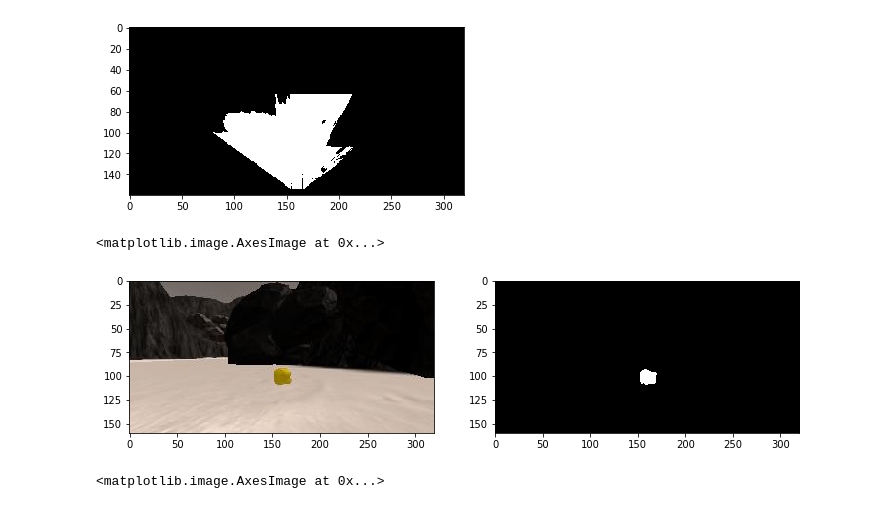
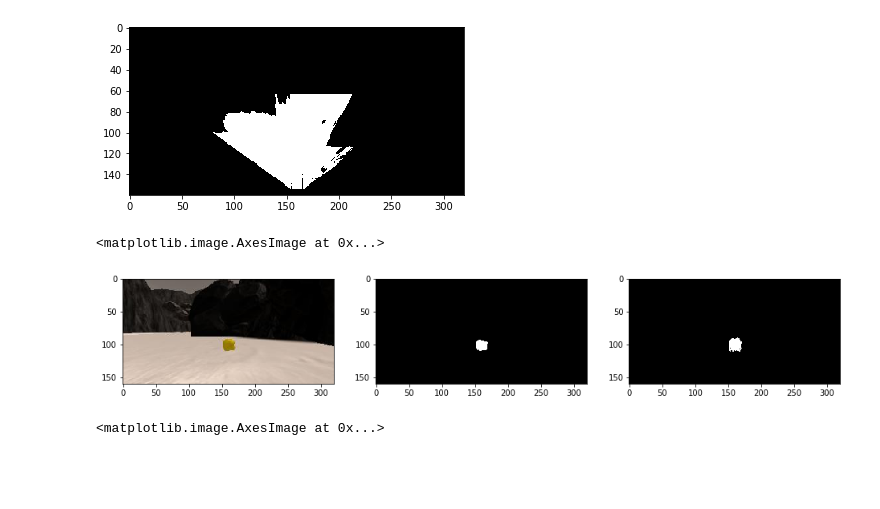
Before and after one commit to gwwang16/RoboND-Rover-Project, a Jupyter notebook: code/Rover_Project_Test_Notebook.ipynb, the cells around one changed output. Cells and saved outputs as stored; diff of their text form; code cells hidden in the pictures; blank space fills up the shorter version.

Commit message:
Update: use HSV colorspace in rock threshold function
use HSV in rock threshold to be more robust to abrupt changes in
lighting conditions, shadows and more.

```diff
--- a/code/Rover_Project_Test_Notebook.ipynb
+++ b/code/Rover_Project_Test_Notebook.ipynb
@@ -195,19 +195,31 @@ def rock_thresh(img, rgb_thresh = ([100,100,0], [190,190,50])):
     # Using mask fuction to select the rock
     rock_select = cv2.inRange(img, low_threshold, high_threshold)
     return rock_select
+
+def rock_thresh_hsv(img, hsv_thresh = ([20, 65, 130], [28, 255, 230])):
+    low_threshold = np.array(hsv_thresh[0], dtype = "uint8")
+    high_threshold = np.array(hsv_thresh[1], dtype = "uint8")
+    # Using mask fuction to select the rock
+    hsv_img = cv2.cvtColor(img, cv2.COLOR_RGB2HSV)
+    mask = cv2.inRange(hsv_img, low_threshold, high_threshold)
+    return mask
 # %%
 # Test rock select function
-rock_threshold = ([100,100,0], [190,190,50])
-rock_select = rock_thresh(rock_img, rock_threshold)
+rock_rgb_threshold = ([100,100,0], [190,190,50])
+rock_hsv_threshold = ([20, 65, 130], [28, 255, 230])
+rock_select = rock_thresh(rock_img, rock_rgb_threshold)
+rock_select_hsv = rock_thresh_hsv(rock_img, rock_hsv_threshold)
 
-fig = plt.figure(figsize=(12,3))
-plt.subplot(121)
+fig = plt.figure(figsize=(16,3))
+plt.subplot(131)
 plt.imshow(rock_img)
-plt.subplot(122)
+plt.subplot(132)
 plt.imshow(rock_select, cmap='gray')
+plt.subplot(133)
+plt.imshow(rock_select_hsv, cmap='gray')
 # %% [output]
 <matplotlib.image.AxesImage at 0x...>
-[figure, old version]
+[figure, new version]
 # %%
 # Test terrain, obstalce and rock threshold functions
 random_picture = False
```
Also changed, not shown: parts of 9 cells of this notebook, 3 other files.
